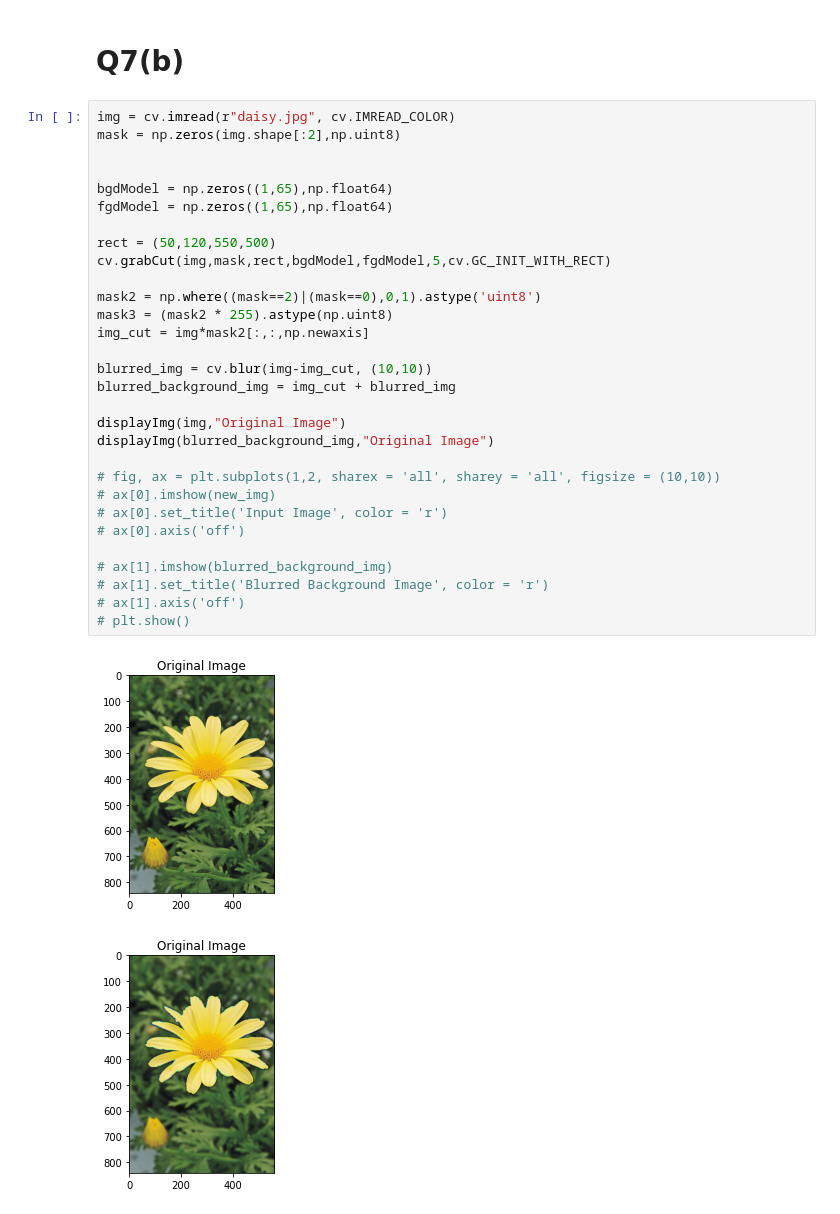
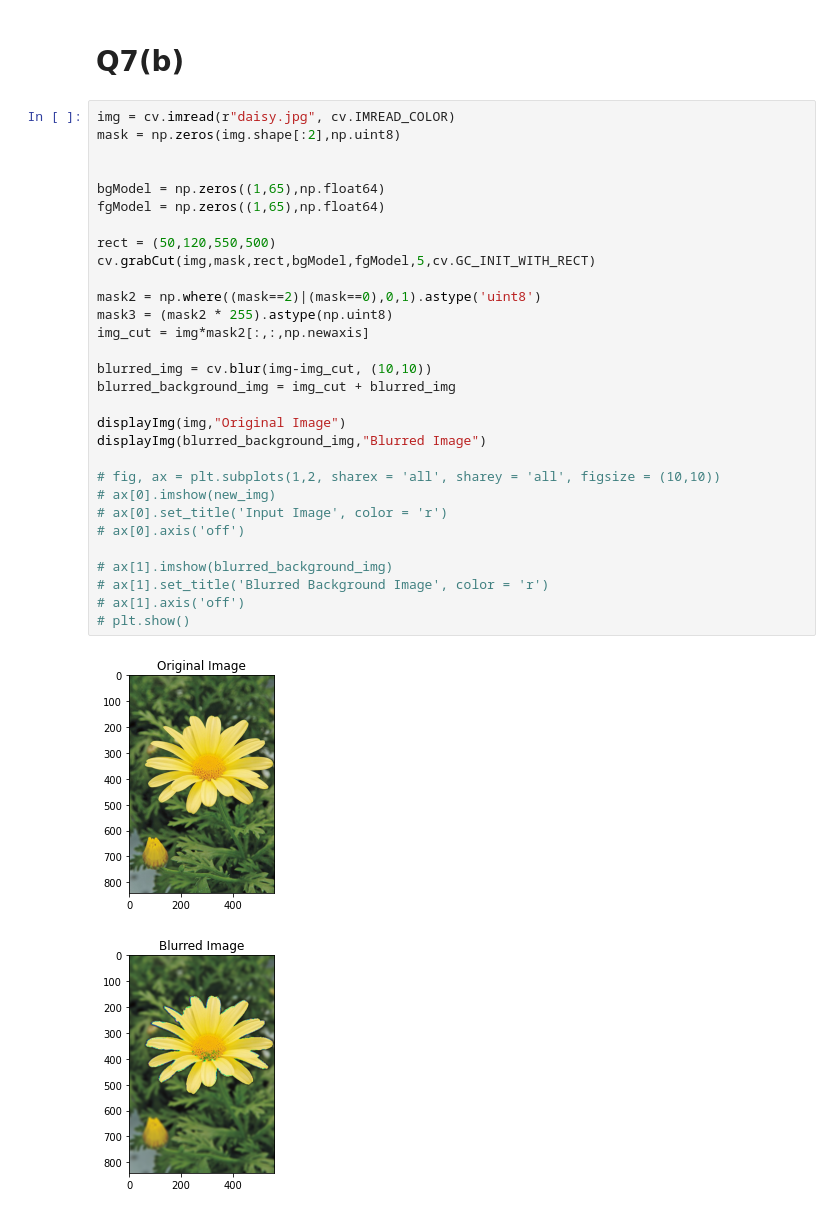
Before and after one commit to PabasaraDilshan/EN2550, a Jupyter notebook: Assignment1/ass1.ipynb, the cells around one changed output. Saved outputs shown, nothing was run; the diff lists cells and outputs as text.

Commit message:
exc5init

```diff
--- a/Assignment1/ass1.ipynb
+++ b/Assignment1/ass1.ipynb
@@ -485,33 +487,33 @@ displayImg(mask3,"Background")
 # %%
 img = cv.imread(r"daisy.jpg", cv.IMREAD_COLOR)
 mask = np.zeros(img.shape[:2],np.uint8)
 
 
-bgdModel = np.zeros((1,65),np.float64)
-fgdModel = np.zeros((1,65),np.float64)
+bgModel = np.zeros((1,65),np.float64)
+fgModel = np.zeros((1,65),np.float64)
 
 rect = (50,120,550,500)
-cv.grabCut(img,mask,rect,bgdModel,fgdModel,5,cv.GC_INIT_WITH_RECT)
+cv.grabCut(img,mask,rect,bgModel,fgModel,5,cv.GC_INIT_WITH_RECT)
 
 mask2 = np.where((mask==2)|(mask==0),0,1).astype('uint8')
 mask3 = (mask2 * 255).astype(np.uint8)
 img_cut = img*mask2[:,:,np.newaxis]
 
 blurred_img = cv.blur(img-img_cut, (10,10))
 blurred_background_img = img_cut + blurred_img
 
 displayImg(img,"Original Image")
-displayImg(blurred_background_img,"Original Image")
+displayImg(blurred_background_img,"Blurred Image")
 
 # fig, ax = plt.subplots(1,2, sharex = 'all', sharey = 'all', figsize = (10,10))
 # ax[0].imshow(new_img)
 # ax[0].set_title('Input Image', color = 'r')
 # ax[0].axis('off')
 
 # ax[1].imshow(blurred_background_img)
 # ax[1].set_title('Blurred Background Image', color = 'r')
 # ax[1].axis('off')
 # plt.show()
 # %% [output]
 [figure]
-[figure, old version]
+[figure, new version]
```
Also changed, not shown: parts of 6 cells of this notebook, 7 other files.
